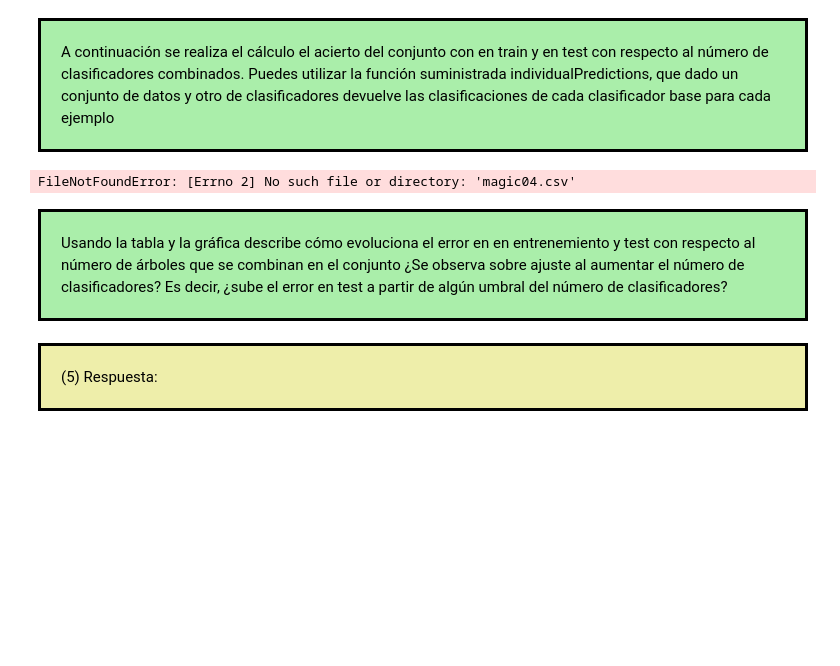
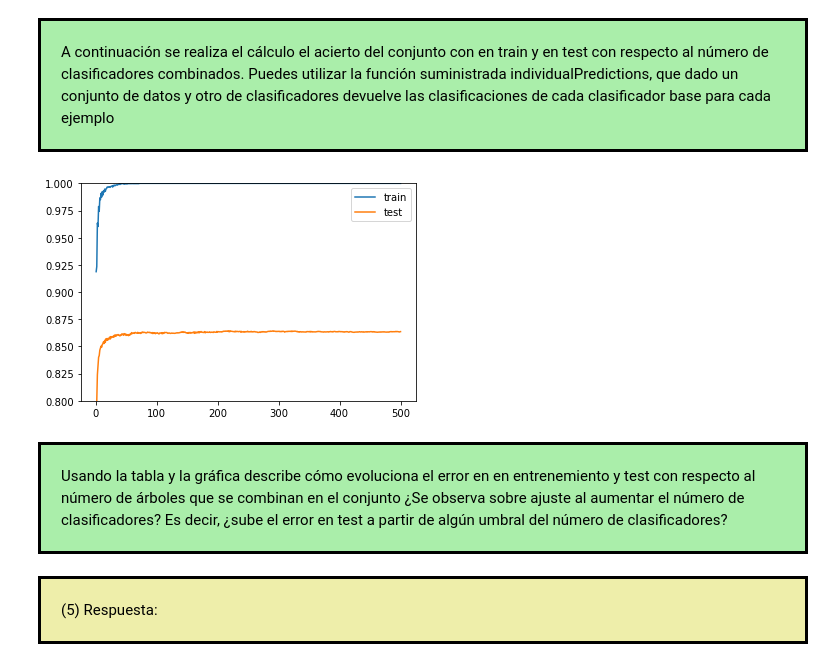
Before and after one commit to OscarGB/MUCD-MAAA, a Jupyter notebook: Oscar/5- Ensembles/conjuntos_sin_sols.ipynb, the cells around one changed output. Drawn from its saved outputs; the diff is of its cells as text; code cells hidden in the pictures; blank space fills up the shorter version.

```diff
--- a/Oscar/5- Ensembles/conjuntos_sin_sols.ipynb
+++ b/Oscar/5- Ensembles/conjuntos_sin_sols.ipynb
@@ -350,35 +350,35 @@ def accuracy(ens, pr, y):
     iclases_test = np.zeros(np.array([y]).T.shape)
     iclases_test[y==ens.classes_[0]] = 0
     iclases_test[y==ens.classes_[1]] = 1
 
     Pok = pr==iclases_test
     return np.array(Pok.sum(axis=0),dtype=float)/len(y)
 
 
 # Cargamos datos
-fP = 'magic04.csv'
+fP = 'datos/magic04.csv'
 dfP = pd.read_csv(fP, sep=',')
 lVarsTarg = dfP.columns
 
 #separación training-test
 X_train, X_test, clases_train, clases_test = train_test_split(dfP.values[:,:-1], dfP.values[:,-1], test_size=0.8, random_state=1)
 
 n_trees = 500
 clf = RandomForestClassifier(n_estimators=n_trees)
 clf.fit(X_train, clases_train)
 
 P = individualPredictions(clf.estimators_, X_train)
 accu_tr = accuracy(clf,P,clases_train)
 
 P = individualPredictions(clf.estimators_, X_test)
 accu_ts = accuracy(clf,P,clases_test)
 
 plt.plot(range(1,n_trees+1),accu_tr,label="train")
 plt.plot(range(1,n_trees+1),accu_ts,label="test")
 plt.ylim([0.8,1])
 _ = plt.legend()
 # %% [output]
-FileNotFoundError: [Errno 2] No such file or directory: 'magic04.csv'
+[figure, added]
 # %% [markdown]
 <div style="background-color:#AAEEAA;padding:20px;border:solid;">Usando la tabla y la gráfica describe cómo evoluciona el error en en entrenemiento y test con respecto al número de árboles que se combinan en el conjunto ¿Se observa sobre ajuste al aumentar el número de clasificadores? Es decir, ¿sube el error en test a partir de algún umbral del número de clasificadores?<br/></div>
 <br/>
```
Also changed, not shown: parts of 4 cells of this notebook, 5 other files.
